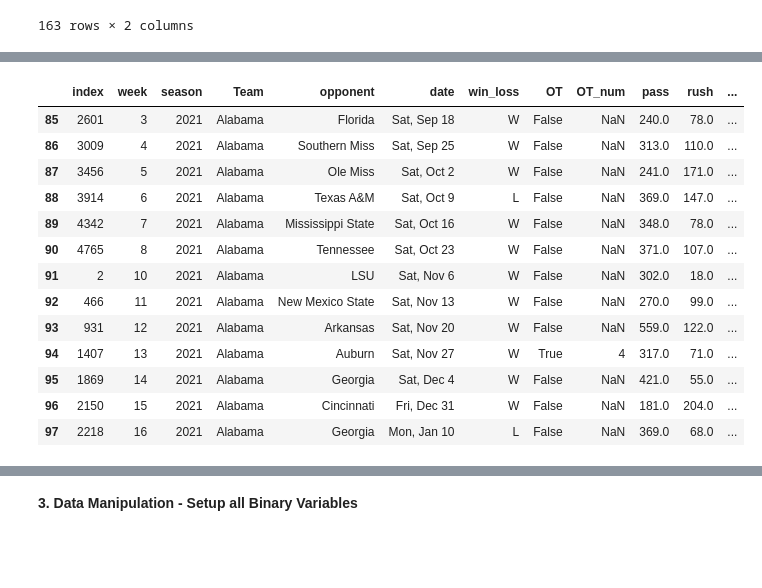
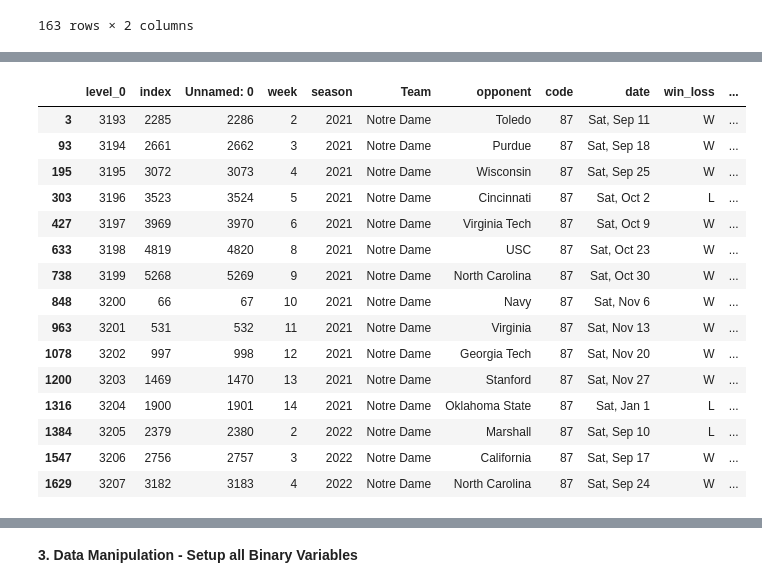
Before and after one commit to sjhawkins24/Group-8-Project, a Jupyter notebook: 01 - Exploration Space/Christian-Exploration-2.ipynb, the cells around one changed output, grey strips where cells are left out. Cells and saved outputs as stored; diff of their text form; code cells hidden in the pictures; blank space fills up the shorter version.

Commit message:
adjustments to binary variables, ap/elo interpolation code

```diff
--- a/01 - Exploration Space/Christian-Exploration-2.ipynb
+++ b/01 - Exploration Space/Christian-Exploration-2.ipynb
@@ -124,0 +131,20 @@ df_conference
+# %%
+# Retrieve Elo Data
+
+elo_df = pd.read_csv('https://raw.githubusercontent.com/sjhawkins24/Group-8-Project/9924dcab26dafc03bc17c78bb44d5fb5ec1c99e8/elo_ratings_weekly.csv')
+
+# Merge Elo Data onto Base Dataframe
+df_clean = pd.merge(
+    df_clean,
+    elo_df,
+    on=['season','week','Team'],
+    how='inner'
+)
+
+# Check for any error after the merge
+missing = df_clean['Elo_pregame'].isna().sum()
+
+if missing > 0:
+    raise ValueError(f"ERROR: Missing Elo values found: {missing}")
+else:
+    print("Merge completed successfully.")
@@ -127,27 +164,61 @@ df_conference
 # %%
-# Define main dataframe, sorted by team and week for manipulation
+# Define main dataframe and initiate custom AP rank field
 df_base = df_clean.sort_values(by=['Team','season','week']).reset_index()
+df_base['Cus_AP_Rank'] = df_base['AP_rank']
 
-df_base["Previous_AP_Rank"] = df_base.groupby('Team')['AP_rank'].shift(1)
-df_base['AP_Rank_Differential'] = df_base['AP_rank'] - df_base['Previous_AP_Rank']
+# Function that operates on each week-rank group
+def assign_unranked_by_week(group):
+    grp = group.copy()
 
-mask = df_base['Team'] == 'Alabama'
+    # Mask for all Unranked Teams
+    unranked_mask = grp['AP_rank'].isna() | (grp['AP_rank'] > 25)
 
-df_base[mask].head(13)
+    #
+    grp.loc[unranked_mask, 'elo_rank_unranked'] = (
+        grp.loc[unranked_mask, 'Elo_pregame']
+            .rank(method='first', ascending=False)
+            .astype(int)
+    )
+
+    # Adjust rank for each bucket
+    grp.loc[unranked_mask, 'Cus_AP_Rank'] = grp.loc[unranked_mask, 'elo_rank_unranked'] + 25
+
+    return grp
+
+# Apply ranking per week within each grouping
+df_base = df_base.groupby(['season','week'], group_keys=False).apply(assign_unranked_by_week)
+
+
+df_sort = df_base.sort_values(by=['season','week','Cus_AP_Rank']).reset_index()
+
+
+mask = ((df_sort['week'] != 0) & (df_sort['Team'] == 'Notre Dame'))
+df_sort.loc[mask].iloc[:15]
+
+
+
+#df_base["Previous_AP_Rank"] = df_base.groupby('Team')['AP_rank'].shift(1)
+#df_base['AP_Rank_Differential'] = df_base['AP_rank'] - df_base['Previous_AP_Rank']
+
+#mask = df_base['Team'] == 'Alabama'
+
+#df_base[mask].head(13)
 
 # Check on the Alabama Crimson Tide for the first 14 weeks to determien if the previous AP rank shift is working correctly
 # %% [output]
-|  | index | week | season | Team | opponent | date | win_loss | OT | OT_num | pass | rush | ... |
-| 85 | 2601 | 3 | 2021 | Alabama | Florida | Sat, Sep 18 | W | False | NaN | 240.0 | 78.0 | ... |
-| 86 | 3009 | 4 | 2021 | Alabama | Southern Miss | Sat, Sep 25 | W | False | NaN | 313.0 | 110.0 | ... |
-| 87 | 3456 | 5 | 2021 | Alabama | Ole Miss | Sat, Oct 2 | W | False | NaN | 241.0 | 171.0 | ... |
-| 88 | 3914 | 6 | 2021 | Alabama | Texas A&M | Sat, Oct 9 | L | False | NaN | 369.0 | 147.0 | ... |
-| 89 | 4342 | 7 | 2021 | Alabama | Mississippi State | Sat, Oct 16 | W | False | NaN | 348.0 | 78.0 | ... |
-| 90 | 4765 | 8 | 2021 | Alabama | Tennessee | Sat, Oct 23 | W | False | NaN | 371.0 | 107.0 | ... |
-| 91 | 2 | 10 | 2021 | Alabama | LSU | Sat, Nov 6 | W | False | NaN | 302.0 | 18.0 | ... |
-| 92 | 466 | 11 | 2021 | Alabama | New Mexico State | Sat, Nov 13 | W | False | NaN | 270.0 | 99.0 | ... |
-| 93 | 931 | 12 | 2021 | Alabama | Arkansas | Sat, Nov 20 | W | False | NaN | 559.0 | 122.0 | ... |
-| 94 | 1407 | 13 | 2021 | Alabama | Auburn | Sat, Nov 27 | W | True | 4 | 317.0 | 71.0 | ... |
-| 95 | 1869 | 14 | 2021 | Alabama | Georgia | Sat, Dec 4 | W | False | NaN | 421.0 | 55.0 | ... |
-| 96 | 2150 | 15 | 2021 | Alabama | Cincinnati | Fri, Dec 31 | W | False | NaN | 181.0 | 204.0 | ... |
-| 97 | 2218 | 16 | 2021 | Alabama | Georgia | Mon, Jan 10 | L | False | NaN | 369.0 | 68.0 | ... |
+|  | level_0 | index | Unnamed: 0 | week | season | Team | opponent | code | date | win_loss | ... |
+| 3 | 3193 | 2285 | 2286 | 2 | 2021 | Notre Dame | Toledo | 87 | Sat, Sep 11 | W | ... |
+| 93 | 3194 | 2661 | 2662 | 3 | 2021 | Notre Dame | Purdue | 87 | Sat, Sep 18 | W | ... |
+| 195 | 3195 | 3072 | 3073 | 4 | 2021 | Notre Dame | Wisconsin | 87 | Sat, Sep 25 | W | ... |
+| 303 | 3196 | 3523 | 3524 | 5 | 2021 | Notre Dame | Cincinnati | 87 | Sat, Oct 2 | L | ... |
+| 427 | 3197 | 3969 | 3970 | 6 | 2021 | Notre Dame | Virginia Tech | 87 | Sat, Oct 9 | W | ... |
+| 633 | 3198 | 4819 | 4820 | 8 | 2021 | Notre Dame | USC | 87 | Sat, Oct 23 | W | ... |
+| 738 | 3199 | 5268 | 5269 | 9 | 2021 | Notre Dame | North Carolina | 87 | Sat, Oct 30 | W | ... |
+| 848 | 3200 | 66 | 67 | 10 | 2021 | Notre Dame | Navy | 87 | Sat, Nov 6 | W | ... |
+| 963 | 3201 | 531 | 532 | 11 | 2021 | Notre Dame | Virginia | 87 | Sat, Nov 13 | W | ... |
+| 1078 | 3202 | 997 | 998 | 12 | 2021 | Notre Dame | Georgia Tech | 87 | Sat, Nov 20 | W | ... |
+| 1200 | 3203 | 1469 | 1470 | 13 | 2021 | Notre Dame | Stanford | 87 | Sat, Nov 27 | W | ... |
+| 1316 | 3204 | 1900 | 1901 | 14 | 2021 | Notre Dame | Oklahoma State | 87 | Sat, Jan 1 | L | ... |
+| 1384 | 3205 | 2379 | 2380 | 2 | 2022 | Notre Dame | Marshall | 87 | Sat, Sep 10 | L | ... |
+| 1547 | 3206 | 2756 | 2757 | 3 | 2022 | Notre Dame | California | 87 | Sat, Sep 17 | W | ... |
+| 1629 | 3207 | 3182 | 3183 | 4 | 2022 | Notre Dame | North Carolina | 87 | Sat, Sep 24 | W | ... |
```
Also changed, not shown: parts of 11 cells of this notebook, 6 other files.
